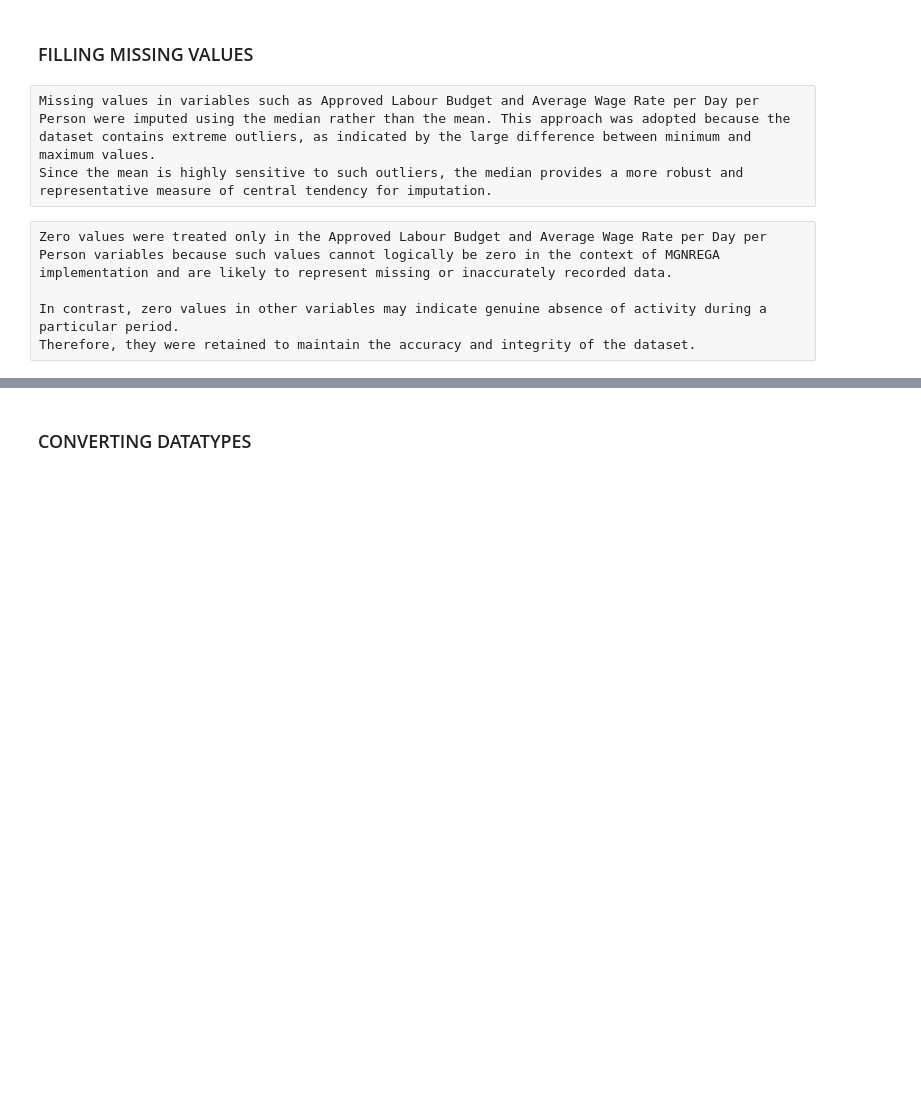
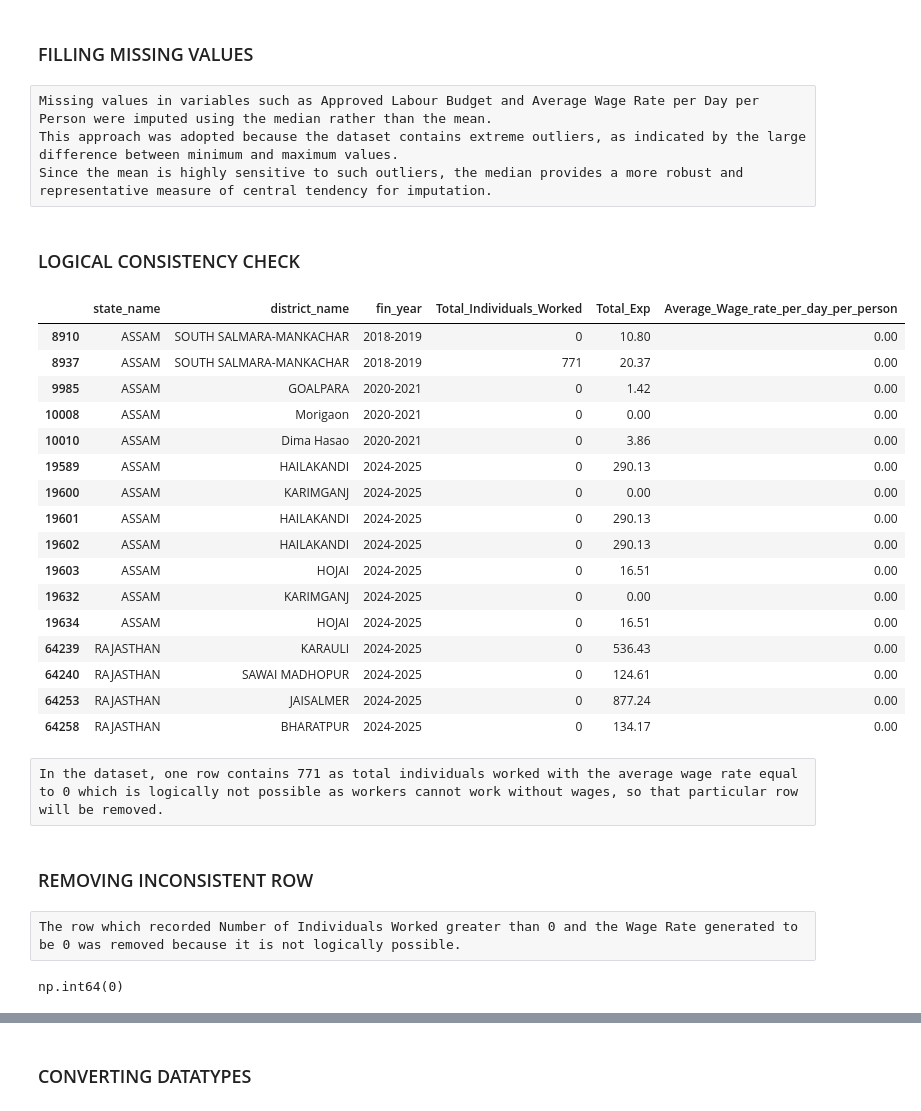
Before and after one commit to Shubhangidixit01/MGNREGA-Data-Analysis, a Jupyter notebook: notebooks/MGNREGA_Analysis.ipynb, the cells around one changed output, grey strips where cells are left out. Drawn from its saved outputs; the diff is of its cells as text; code cells hidden in the pictures; blank space fills up the shorter version.

```diff
--- a/notebooks/MGNREGA_Analysis.ipynb
+++ b/notebooks/MGNREGA_Analysis.ipynb
@@ -206,10 +223,33 @@ df.loc[:, 'Average_Wage_rate_per_day_per_person'] = df['Average_Wage_rate_per_da
     df['Average_Wage_rate_per_day_per_person'].median()
 )
 # %% [raw]
-Missing values in variables such as Approved Labour Budget and Average Wage Rate per Day per Person were imputed using the median rather than the mean. This approach was adopted because the dataset contains extreme outliers, as indicated by the large difference between minimum and maximum values.
+Missing values in variables such as Approved Labour Budget and Average Wage Rate per Day per Person were imputed using the median rather than the mean.
+This approach was adopted because the dataset contains extreme outliers, as indicated by the large difference between minimum and maximum values.
 Since the mean is highly sensitive to such outliers, the median provides a more robust and representative measure of central tendency for imputation.
-# %% [raw]
-Zero values were treated only in the Approved Labour Budget and Average Wage Rate per Day per Person variables because such values cannot logically be zero in the context of MGNREGA implementation and are likely to represent missing or inaccurately recorded data.
-
-In contrast, zero values in other variables may indicate genuine absence of activity during a particular period.
-Therefore, they were retained to maintain the accuracy and integrity of the dataset.
+# %% [markdown]
+### LOGICAL CONSISTENCY CHECK
+# %%
+df.loc[df['Average_Wage_rate_per_day_per_person'] == 0,
+       ['state_name','district_name','fin_year','Total_Individuals_Worked','Total_Exp','Average_Wage_rate_per_day_per_person']]
+# %% [output]
+|  | state_name | district_name | fin_year | Total_Individuals_Worked | Total_Exp | Average_Wage_rate_per_day_per_person |
+| 8910 | ASSAM | SOUTH SALMARA-MANKACHAR | 2018-2019 | 0 | 10.80 | 0.00 |
+| 8937 | ASSAM | SOUTH SALMARA-MANKACHAR | 2018-2019 | 771 | 20.37 | 0.00 |
+| 9985 | ASSAM | GOALPARA | 2020-2021 | 0 | 1.42 | 0.00 |
+| 10008 | ASSAM | Morigaon | 2020-2021 | 0 | 0.00 | 0.00 |
+| 10010 | ASSAM | Dima Hasao | 2020-2021 | 0 | 3.86 | 0.00 |
+| 19589 | ASSAM | HAILAKANDI | 2024-2025 | 0 | 290.13 | 0.00 |
+| 19600 | ASSAM | KARIMGANJ | 2024-2025 | 0 | 0.00 | 0.00 |
+| 19601 | ASSAM | HAILAKANDI | 2024-2025 | 0 | 290.13 | 0.00 |
+| 19602 | ASSAM | HAILAKANDI | 2024-2025 | 0 | 290.13 | 0.00 |
+| 19603 | ASSAM | HOJAI | 2024-2025 | 0 | 16.51 | 0.00 |
+| 19632 | ASSAM | KARIMGANJ | 2024-2025 | 0 | 0.00 | 0.00 |
+| 19634 | ASSAM | HOJAI | 2024-2025 | 0 | 16.51 | 0.00 |
+| 64239 | RAJASTHAN | KARAULI | 2024-2025 | 0 | 536.43 | 0.00 |
+| 64240 | RAJASTHAN | SAWAI MADHOPUR | 2024-2025 | 0 | 124.61 | 0.00 |
+| 64253 | RAJASTHAN | JAISALMER | 2024-2025 | 0 | 877.24 | 0.00 |
+| 64258 | RAJASTHAN | BHARATPUR | 2024-2025 | 0 | 134.17 | 0.00 |
+# %% [raw]
+In the dataset, one row contains 771 as total individuals worked with the average wage rate equal to 0 which is logically not possible as workers cannot work without wages, so that particular row will be removed.
+# %% [markdown]
+### REMOVING INCONSISTENT ROW
@@ -216 +261,9 @@ Therefore, they were retained to maintain the accuracy and integrity of the data
+# %% [raw]
+The row which recorded Number of Individuals Worked greater than 0 and the Wage Rate generated to be 0 was removed because it is not logically possible.
+# %%
+#verifying that the row is removed
+((df['Total_Individuals_Worked'] > 0) &
+ (df['Average_Wage_rate_per_day_per_person'] == 0)).sum()
+# %% [output]
+np.int64(0)
 # %% [markdown]
```
Also changed, not shown: parts of 30 cells of this notebook.
